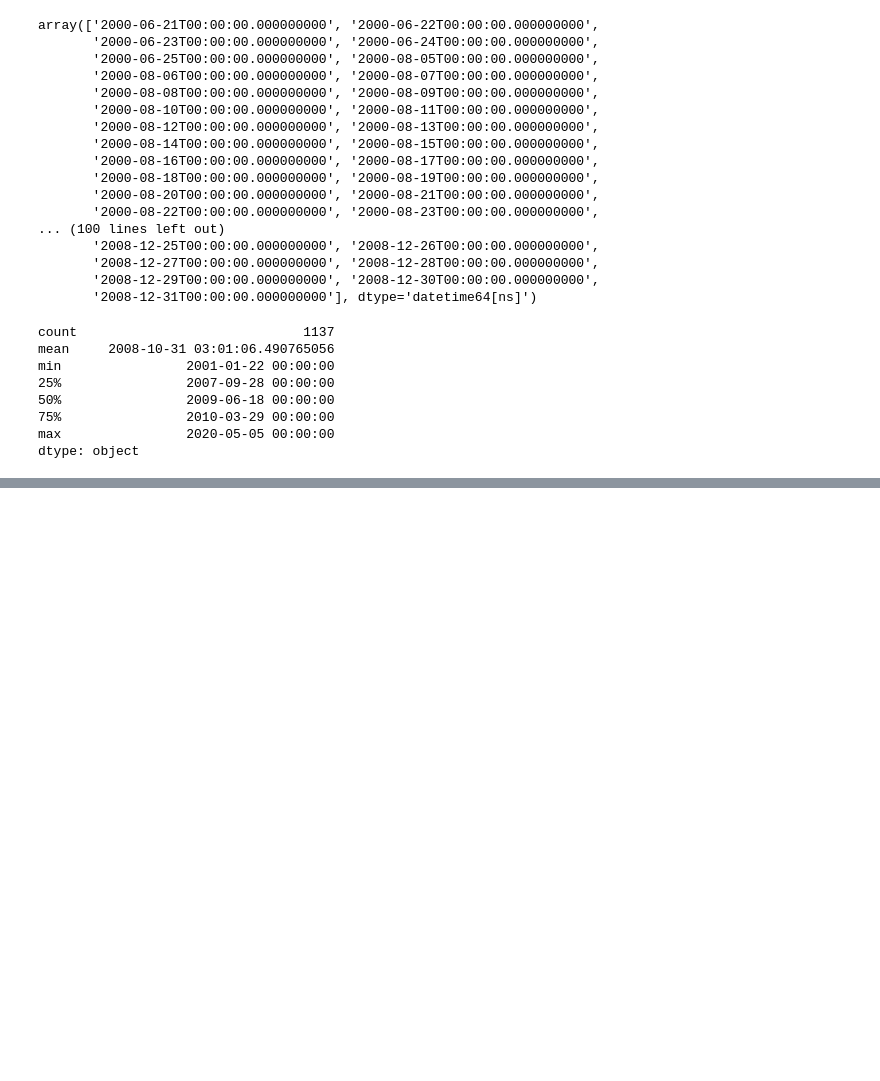
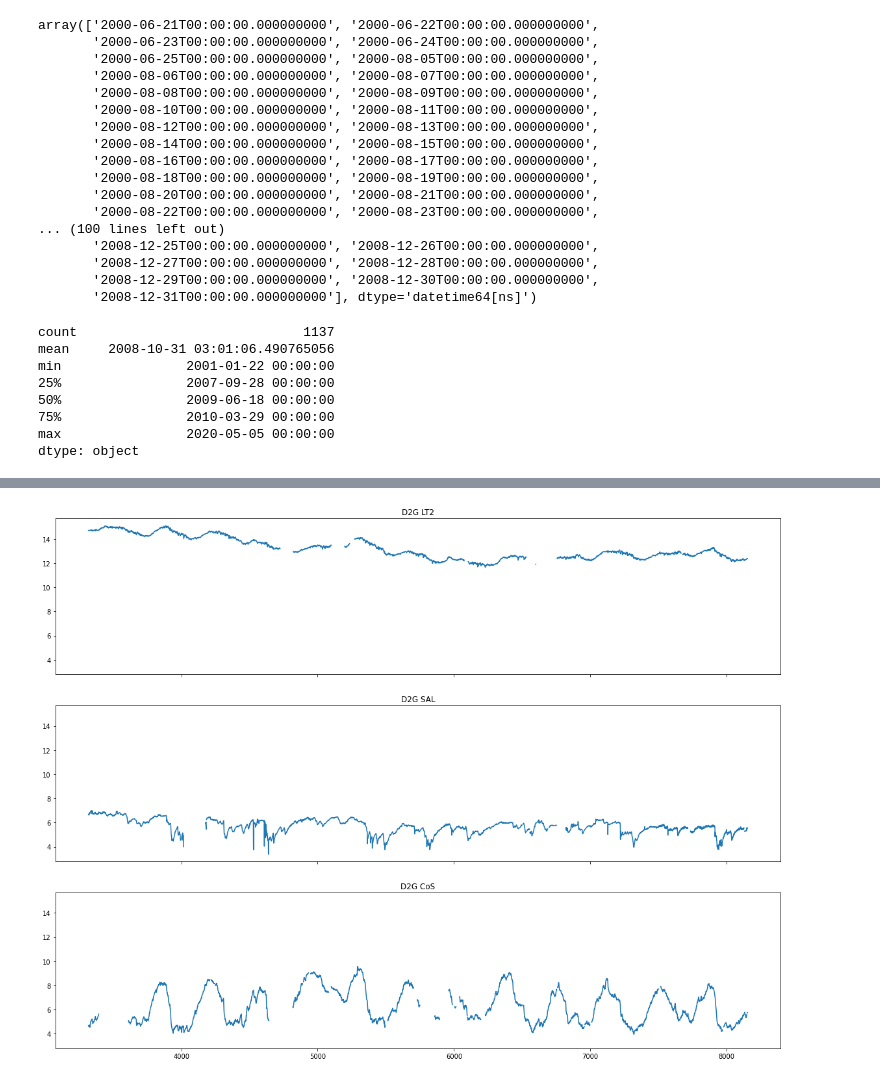
Before and after one commit to cshields143/acea_kaggle, a Jupyter notebook: notebooks/eda/aquifers.ipynb, the cells around one changed output, grey strips where cells are left out. Drawn from its saved outputs; the diff is of its cells as text; code cells hidden in the pictures; blank space fills up the shorter version.

```diff
--- a/notebooks/eda/aquifers.ipynb
+++ b/notebooks/eda/aquifers.ipynb
@@ -271,0 +567,15 @@ dtype: object
+# %%
+auser['Depth_to_Groundwater_LT2'] = auser['Depth_to_Groundwater_LT2'].replace(0, float('nan'))
+auser['Depth_to_Groundwater_SAL'] = auser['Depth_to_Groundwater_SAL'].replace(0, float('nan'))
+auser['Depth_to_Groundwater_CoS'] = auser['Depth_to_Groundwater_CoS'].replace(0, float('nan'))
+# %%
+fig, axs = plt.subplots(3, 1, figsize=(20,15), sharex=True, sharey=True)
+axs[0].plot(auser['Depth_to_Groundwater_LT2'].abs())
+axs[0].set_title('D2G LT2')
+axs[1].plot(auser['Depth_to_Groundwater_SAL'].abs())
+axs[1].set_title('D2G SAL')
+axs[2].plot(auser['Depth_to_Groundwater_CoS'].abs())
+axs[2].set_title('D2G CoS')
+plt.show()
+# %% [output]
+[figure, added]
```
Also changed, not shown: parts of 20 cells of this notebook.
